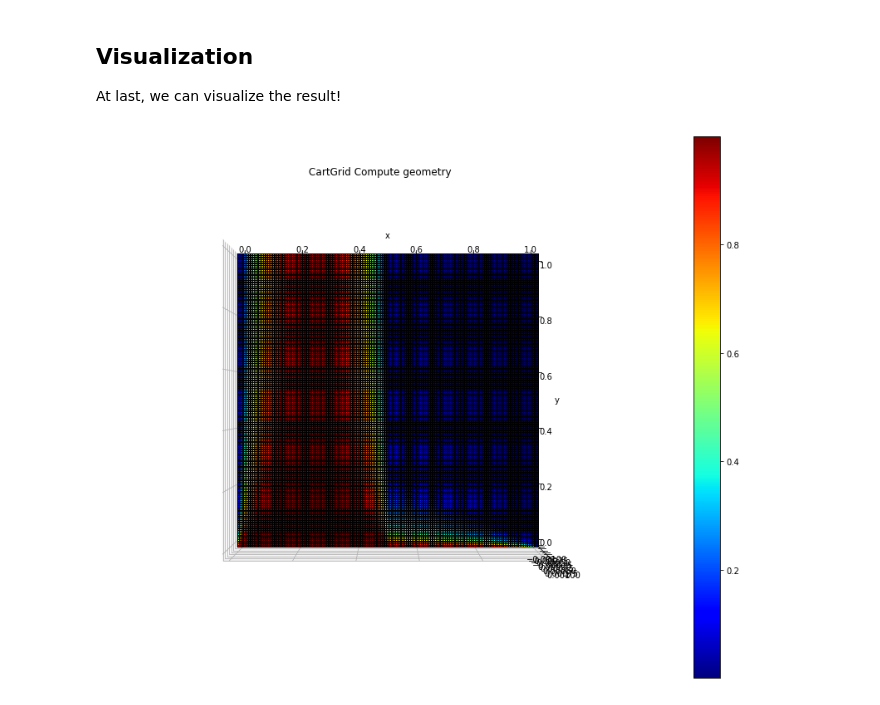
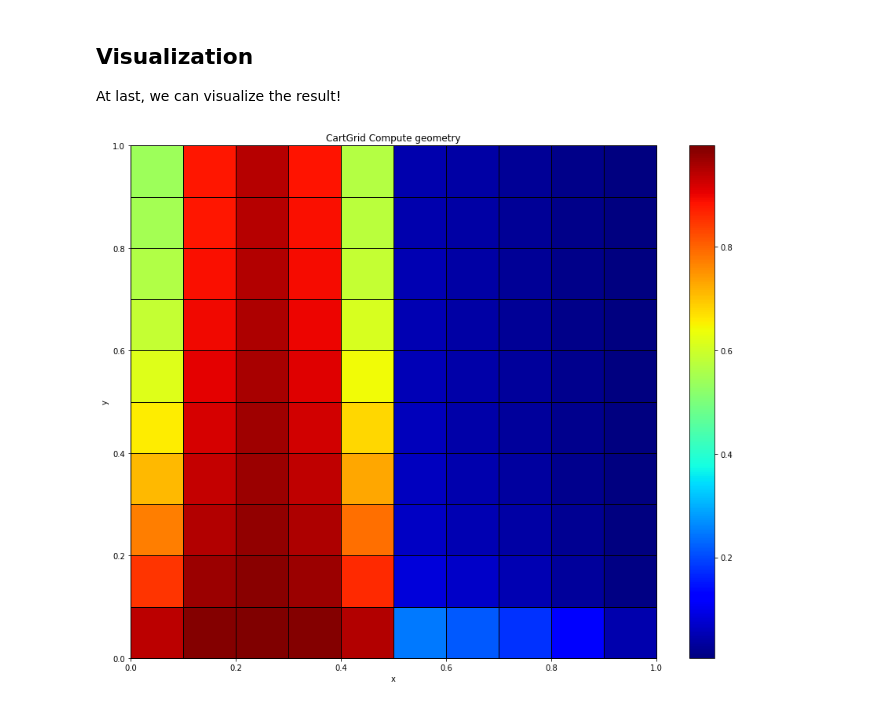
Before and after one commit to zhang-cugb/mastersproject, a Jupyter notebook: variations_get_started.ipynb, the cells around one changed output. Cells and saved outputs as stored; diff of their text form; code cells hidden in the pictures.

```diff
--- a/variations_get_started.ipynb
+++ b/variations_get_started.ipynb
@@ -89,7 +86,7 @@ It is not clear to me how to modify the construction of a CartGrid without initi
 ---
 For the rest of the notebook, we use this simple grid:
 # %%
-Nx = Ny = 200
+Nx = Ny = 10
 g = pp.CartGrid([Nx,Ny], [1,1])
 g.compute_geometry()
 # %% [markdown]
@@ -241,6 +228,6 @@ p = sps.linalg.spsolve(A, b)
 ## Visualization
 At last, we can visualize the result!
 # %%
-pp.plot_grid(g, p, figsize=(15, 12))
+pp.plot_grid(g, p, figsize=(15, 12), plot_2d=True)
 # %% [output]
-[figure, old version]
+[figure, new version]
```
Also changed, not shown: parts of 6 cells of this notebook, 3 other files.
